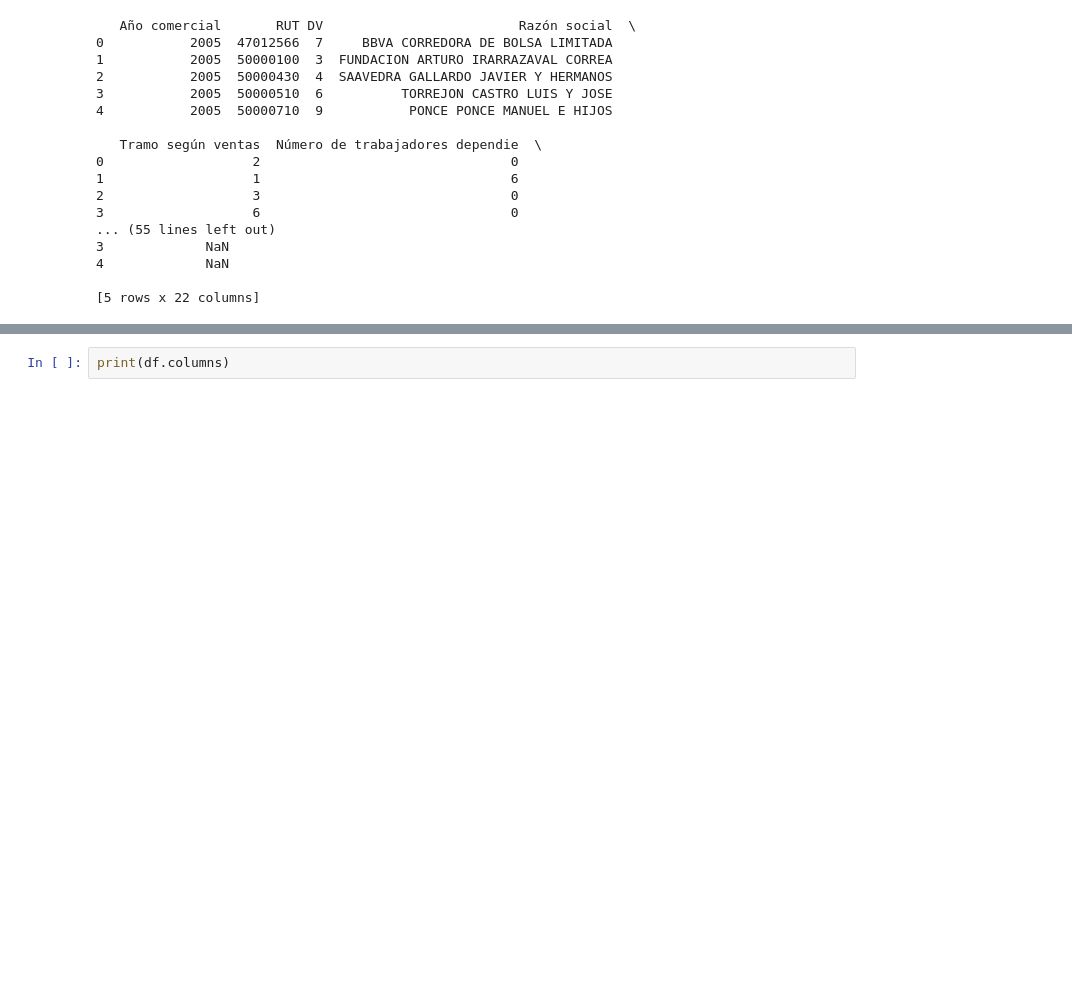
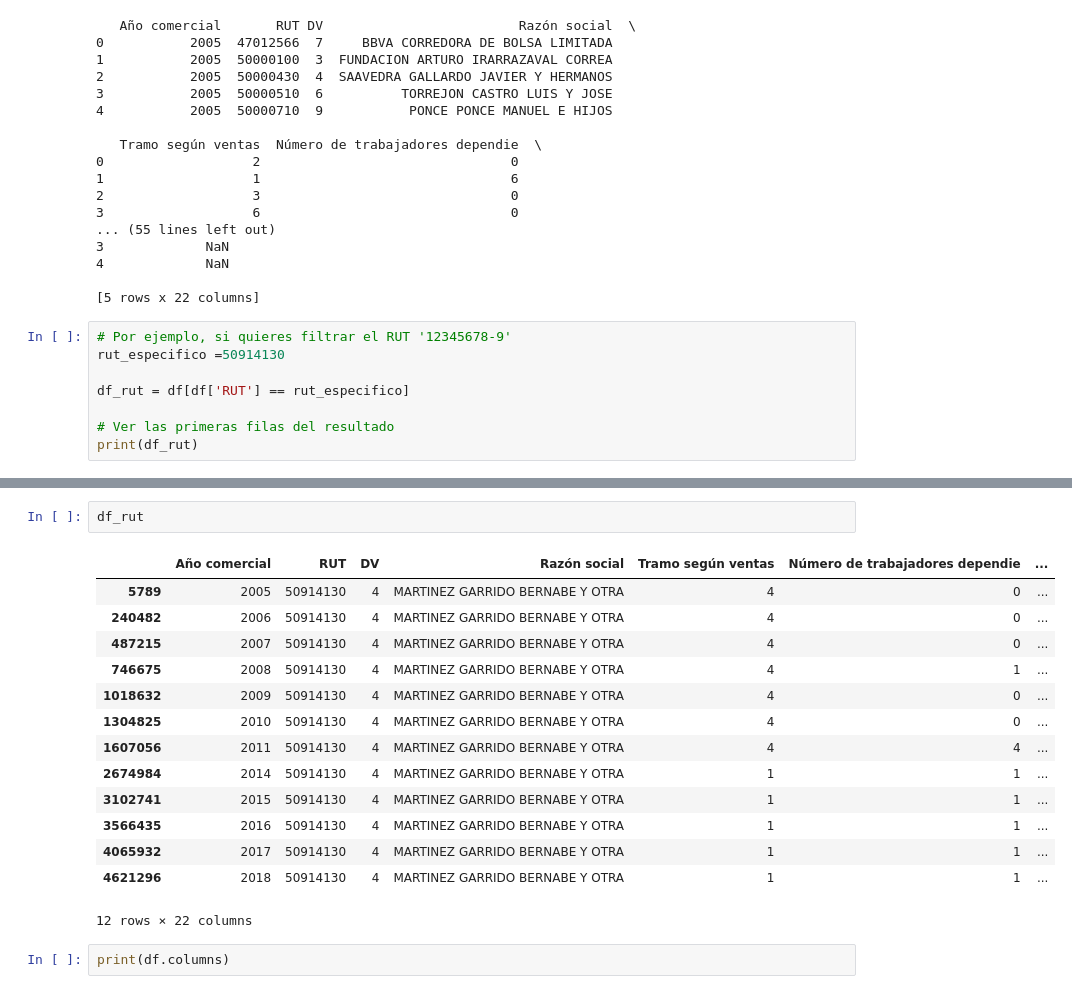
Before and after one commit to Vfuentealba/AnalisisPyme, a Jupyter notebook: notebooks/agrupa_pub_empresas_map.ipynb, the cells around one changed output, grey strips where cells are left out. Drawn from its saved outputs; the diff is of its cells as text; blank space fills up the shorter version.

```diff
--- a/notebooks/agrupa_pub_empresas_map.ipynb
+++ b/notebooks/agrupa_pub_empresas_map.ipynb
@@ -25,3 +25,11 @@ print(df.head())
 4             NaN
 
 [5 rows x 22 columns]
+# %%
+# Por ejemplo, si quieres filtrar el RUT '12345678-9'
+rut_especifico =50914130
+
+df_rut = df[df['RUT'] == rut_especifico]
+
+# Ver las primeras filas del resultado
+print(df_rut)
@@ -28,3 +54,20 @@ print(df.head())
+# %%
+df_rut
+# %% [output]
+|  | Año comercial | RUT | DV | Razón social | Tramo según ventas | Número de trabajadores dependie | ... |
+| 5789 | 2005 | 50914130 | 4 | MARTINEZ GARRIDO BERNABE Y OTRA | 4 | 0 | ... |
+| 240482 | 2006 | 50914130 | 4 | MARTINEZ GARRIDO BERNABE Y OTRA | 4 | 0 | ... |
+| 487215 | 2007 | 50914130 | 4 | MARTINEZ GARRIDO BERNABE Y OTRA | 4 | 0 | ... |
+| 746675 | 2008 | 50914130 | 4 | MARTINEZ GARRIDO BERNABE Y OTRA | 4 | 1 | ... |
+| 1018632 | 2009 | 50914130 | 4 | MARTINEZ GARRIDO BERNABE Y OTRA | 4 | 0 | ... |
+| 1304825 | 2010 | 50914130 | 4 | MARTINEZ GARRIDO BERNABE Y OTRA | 4 | 0 | ... |
+| 1607056 | 2011 | 50914130 | 4 | MARTINEZ GARRIDO BERNABE Y OTRA | 4 | 4 | ... |
+| 2674984 | 2014 | 50914130 | 4 | MARTINEZ GARRIDO BERNABE Y OTRA | 1 | 1 | ... |
+| 3102741 | 2015 | 50914130 | 4 | MARTINEZ GARRIDO BERNABE Y OTRA | 1 | 1 | ... |
+| 3566435 | 2016 | 50914130 | 4 | MARTINEZ GARRIDO BERNABE Y OTRA | 1 | 1 | ... |
+| 4065932 | 2017 | 50914130 | 4 | MARTINEZ GARRIDO BERNABE Y OTRA | 1 | 1 | ... |
+| 4621296 | 2018 | 50914130 | 4 | MARTINEZ GARRIDO BERNABE Y OTRA | 1 | 1 | ... |
+12 rows × 22 columns
 # %%
 print(df.columns)
 # %% [output]
```
Also changed, not shown: parts of 4 cells of this notebook.
